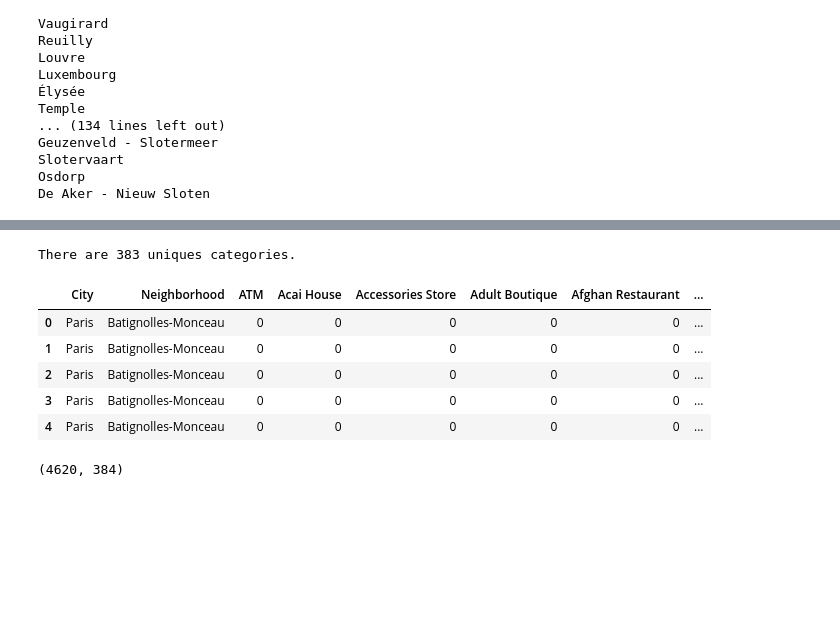
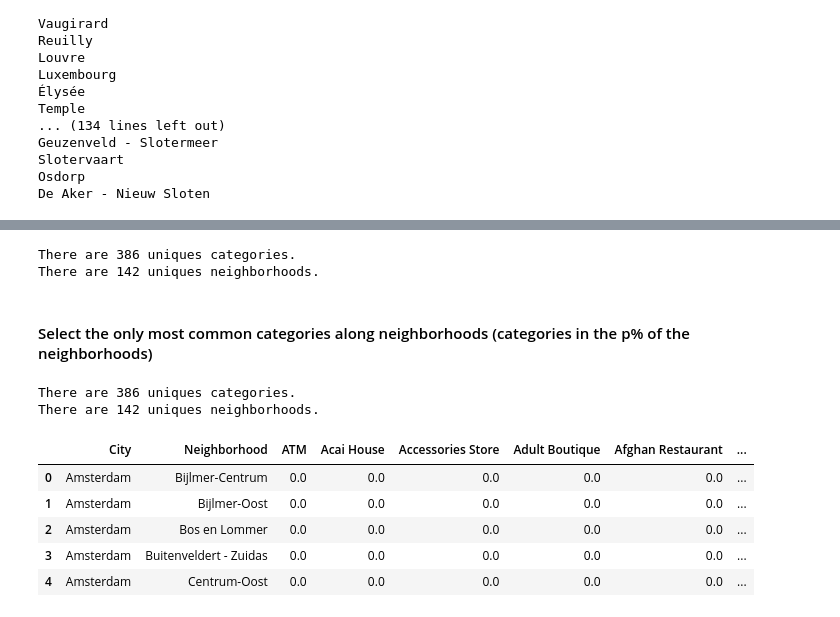
Before and after one commit to asernat/coursera-capston-project, a Jupyter notebook: Battle_of_Neighborhoods.ipynb, the cells around one changed output, grey strips where cells are left out. Drawn from its saved outputs; the diff is of its cells as text; code cells hidden in the pictures; blank space fills up the shorter version.

```diff
--- a/Battle_of_Neighborhoods.ipynb
+++ b/Battle_of_Neighborhoods.ipynb
@@ -208,31 +218,60 @@ venues.groupby(['City', 'Neighborhood']).count()
 # %%
 print('There are {} uniques categories.'.format(len(venues['Venue Category'].unique())))
+print('There are {} uniques neighborhoods.'.format(len(venues['Neighborhood'].unique())))
 # %% [output]
-There are 383 uniques categories.
+There are 386 uniques categories.
+There are 142 uniques neighborhoods.
+# %% [markdown]
+#### Select the only most common categories along neighborhoods (categories in the p% of the neighborhoods)
+# %%
+def get_common_categories(p, v):
+    venue_counts = v[['Venue Category', 'Neighborhood']].drop_duplicates().groupby('Venue Category').count().reset_index()
+
+    venue_counts = venue_counts.sort_values(['Neighborhood'], ascending=[0]).reset_index()
+    venue_counts['% Neighborhoods'] = venue_counts['Neighborhood']/len(venues['Neighborhood'].unique())
+
+    categories = venue_counts[venue_counts['% Neighborhoods'] >= p]['Venue Category']
+
+    filtered_venues = v[v['Venue Category'].isin(categories)]
+
+    return filtered_venues
+
+filtered_venues = get_common_categories(0.0, venues)
+print('There are {} uniques categories.'.format(len(filtered_venues['Venue Category'].unique())))
+print('There are {} uniques neighborhoods.'.format(len(filtered_venues['Neighborhood'].unique())))
+# %% [output]
+There are 386 uniques categories.
+There are 142 uniques neighborhoods.
 # %%
-# one hot encoding
-cities_onehot = pd.get_dummies(venues[['Venue Category']], prefix="", prefix_sep="")
+# one hot encoding and grouping
 
-# add neighborhood and city columns back to dataframe
+def group_categories(df):
+    # one hot encoding
+    cities_onehot = pd.get_dummies(df[['Venue Category']], prefix="", prefix_sep="")
 
-cities_onehot['Neighborhood'] = venues['Neighborhood']
-cities_onehot['City'] = venues['City']
+    # add neighborhood and city columns back to dataframe
 
-columns = list(cities_onehot.columns)
-columns.remove('Neighborhood')
-columns.remove('City')
+    cities_onehot['Neighborhood'] = filtered_venues['Neighborhood']
+    cities_onehot['City'] = filtered_venues['City']
 
-fixed_columns = ['City', 'Neighborhood'] + columns
-cities_onehot = cities_onehot[list(fixed_columns)]
-cities_onehot.head()
+    columns = list(cities_onehot.columns)
+    columns.remove('Neighborhood')
+    columns.remove('City')
+
+    fixed_columns = ['City', 'Neighborhood'] + columns
+    cities_onehot = cities_onehot[list(fixed_columns)]
+
+    # group counts
+    cities_grouped = cities_onehot.groupby(['City', 'Neighborhood']).mean().reset_index()
+    return cities_grouped
+
+
+cities_grouped = group_categories(filtered_venues)
+cities_grouped.head()
 # %% [output]
 |  | City | Neighborhood | ATM | Acai House | Accessories Store | Adult Boutique | Afghan Restaurant | ... |
-| 0 | Paris | Batignolles-Monceau | 0 | 0 | 0 | 0 | 0 | ... |
-| 1 | Paris | Batignolles-Monceau | 0 | 0 | 0 | 0 | 0 | ... |
-| 2 | Paris | Batignolles-Monceau | 0 | 0 | 0 | 0 | 0 | ... |
-| 3 | Paris | Batignolles-Monceau | 0 | 0 | 0 | 0 | 0 | ... |
-| 4 | Paris | Batignolles-Monceau | 0 | 0 | 0 | 0 | 0 | ... |
+| 0 | Amsterdam | Bijlmer-Centrum | 0.0 | 0.0 | 0.0 | 0.0 | 0.0 | ... |
+| 1 | Amsterdam | Bijlmer-Oost | 0.0 | 0.0 | 0.0 | 0.0 | 0.0 | ... |
+| 2 | Amsterdam | Bos en Lommer | 0.0 | 0.0 | 0.0 | 0.0 | 0.0 | ... |
+| 3 | Amsterdam | Buitenveldert - Zuidas | 0.0 | 0.0 | 0.0 | 0.0 | 0.0 | ... |
+| 4 | Amsterdam | Centrum-Oost | 0.0 | 0.0 | 0.0 | 0.0 | 0.0 | ... |
-# %%
-cities_onehot.shape
-# %% [output]
-(4620, 384)
```
Also changed, not shown: parts of 36 cells of this notebook.
